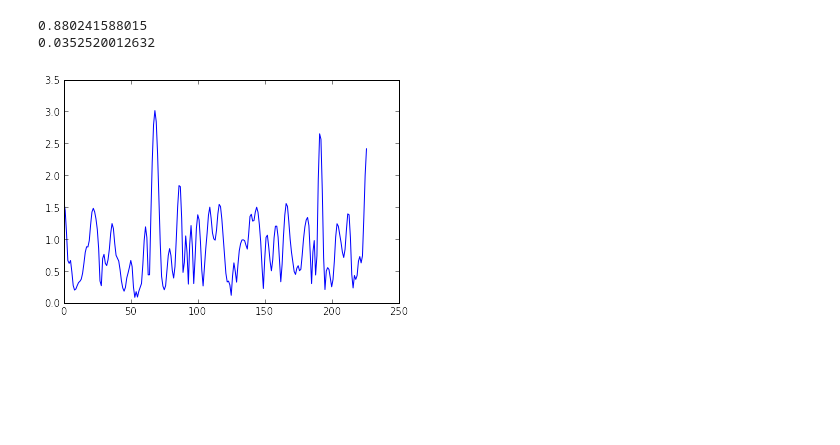
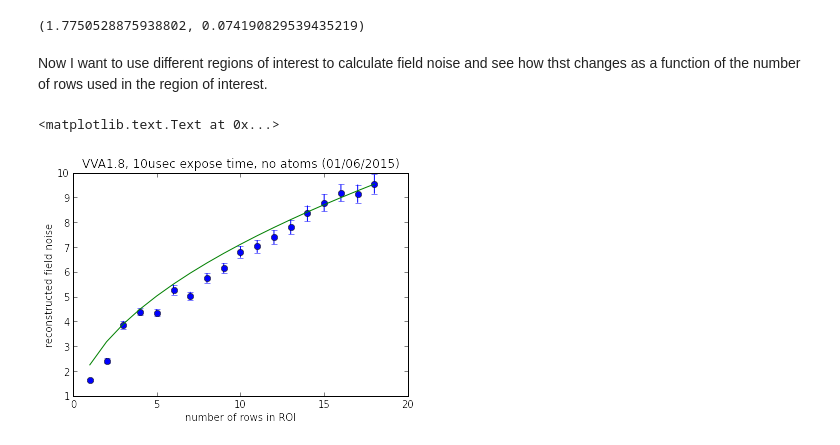
Before and after one commit to levlab-atomchip/BECy_stats, a Jupyter notebook: notebooks/intensity_noise_single_row.ipynb, the cells around one changed output. Cells and saved outputs as stored; diff of their text form; code cells hidden in the pictures; blank space fills up the shorter version.

```diff
--- a/notebooks/intensity_noise_single_row.ipynb
+++ b/notebooks/intensity_noise_single_row.ipynb
@@ -32,10 +38,58 @@ for bf in bfs:
 # %%
-allruns = np.vstack(tuple(bfs))
-noise=np.std(allruns,axis = 0)
-plt.plot(noise*1e9)
-print np.mean(noise*1e9)
-print np.std(noise*1e9)/np.sqrt(len(noise))
+def calc_field_noise(bfs):
+    #calculate field noise from a list of reconstructed fields, returns the average noise and its error
+    allruns = np.vstack(tuple(bfs))
+    noise=np.std(allruns,axis = 0)
+    #plt.plot(noise*1e9)
+    #plt.xlabel('pixel number')
+    #plt.ylabel('field noise (nT)')
+    return np.mean(noise*1e9), np.std(noise*1e9)/np.sqrt(len(noise))
-# %% [output]
-0.880241588015
-0.0352520012632
-[figure, removed]
+# %%
+calc_field_noise(bfs)
+# %% [output]
+(1.7750528875938802, 0.074190829539435219)
+# %% [markdown]
+Now I want to use different regions of interest to calculate field noise and see how thst changes as a function of the number of rows used in the region of interest.
+# %%
+def gen_y_lims(n_row):
+    y1 = np.random.randint(ymin,ymax+1)
+    if y1+n_row>ymax:
+        y2=ymax-n_row
+        return [y2,ymax]
+    else:
+        y2=y1+n_row
+        return [y1,y2]
+# %%
+def get_b_field(imgs,n_row):
+    if n_row > ymax-ymin:
+        print 'too many rows for the ROI'
+        print 'try something smaller than or equal to ' + str(ymax-ymin)
+        return
+    bfs = []
+    ylims=gen_y_lims(n_row)
+    for img in imgs:
+        img.truncate_image(xmin,xmax,*ylims)
+        bfs.append(img.get_gerbier_field(filter_on = True))
+    #for bf in bfs:
+        #plt.plot(bf*1e9)
+    return bfs
+# %%
+bfs=get_b_field(imgs,10)
+# %%
+noises = []
+errs_noise = []
+n_rows = range(ymax-ymin)+np.ones(ymax-ymin)
+for nn in n_rows:
+    bfs = get_b_field(imgs,nn)
+    ns,err = calc_field_noise(bfs)
+    noises.append(ns)
+    errs_noise.append(err)
+# %%
+plt.errorbar(n_rows,noises,yerr=errs_noise,fmt='o')
+plt.plot(n_rows,noises[-1]/np.sqrt((ymax-ymin)/n_rows))
+plt.xlabel('number of rows in ROI')
+plt.ylabel('reconstructed field noise')
+plt.title('VVA1.8, 10usec expose time, no atoms (01/06/2015)')
+# %% [output]
+<matplotlib.text.Text at 0x...>
+[figure, added]
```
Also changed, not shown: parts of 5 cells of this notebook.
